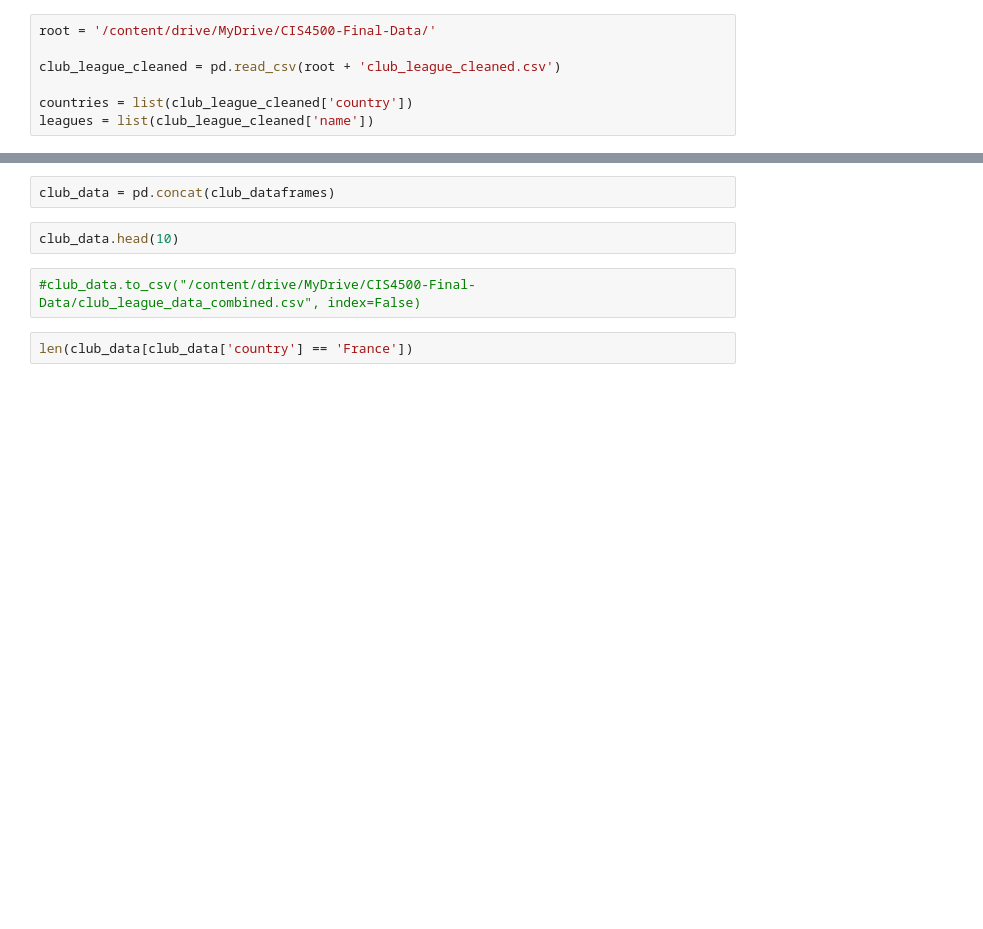
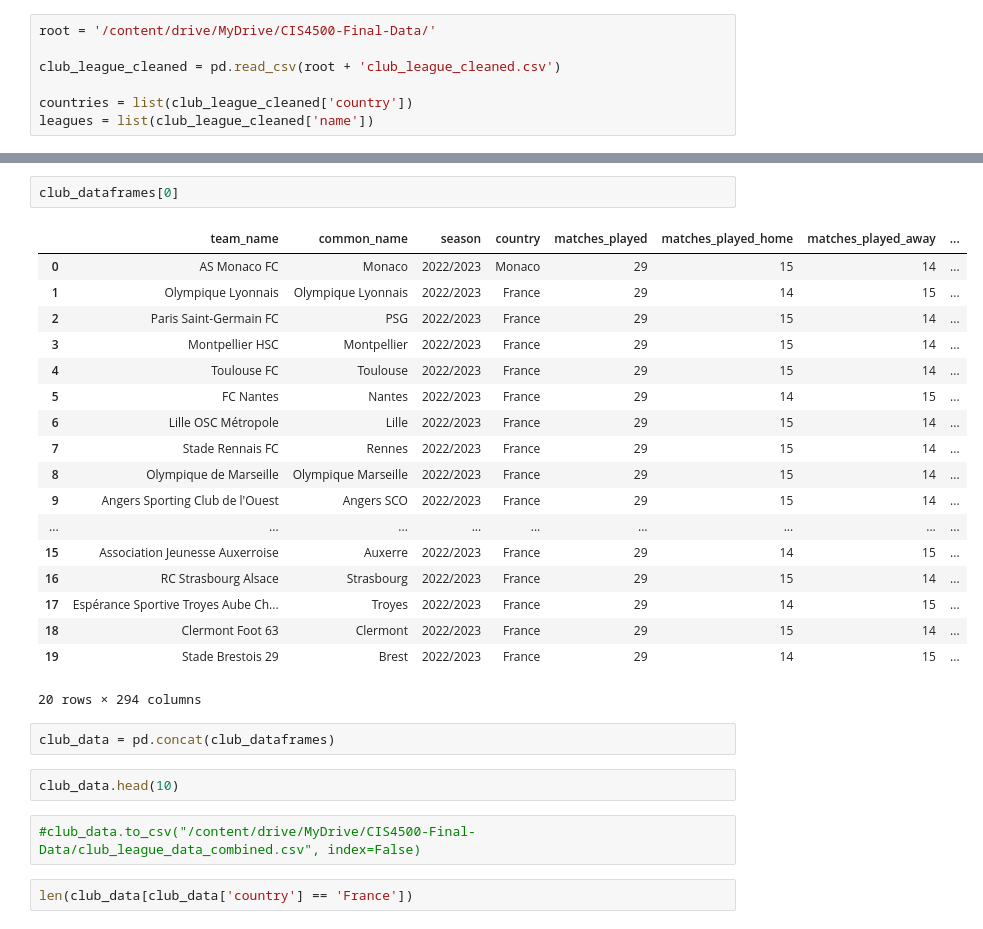
Before and after one commit to jameskearney-Penn/Fifamuse, a Jupyter notebook: Data_Aggregation.ipynb, the cells around one changed output, grey strips where cells are left out. Cells and saved outputs as stored; diff of their text form; blank space fills up the shorter version.

```diff
--- a/Data_Aggregation.ipynb
+++ b/Data_Aggregation.ipynb
@@ -64,3 +77,24 @@ club_dataframes[0].head(3)
+# %%
+club_dataframes[0]
+# %% [output]
+|  | team_name | common_name | season | country | matches_played | matches_played_home | matches_played_away | ... |
+| 0 | AS Monaco FC | Monaco | 2022/2023 | Monaco | 29 | 15 | 14 | ... |
+| 1 | Olympique Lyonnais | Olympique Lyonnais | 2022/2023 | France | 29 | 14 | 15 | ... |
+| 2 | Paris Saint-Germain FC | PSG | 2022/2023 | France | 29 | 15 | 14 | ... |
+| 3 | Montpellier HSC | Montpellier | 2022/2023 | France | 29 | 15 | 14 | ... |
+| 4 | Toulouse FC | Toulouse | 2022/2023 | France | 29 | 15 | 14 | ... |
+| 5 | FC Nantes | Nantes | 2022/2023 | France | 29 | 14 | 15 | ... |
+| 6 | Lille OSC Métropole | Lille | 2022/2023 | France | 29 | 15 | 14 | ... |
+| 7 | Stade Rennais FC | Rennes | 2022/2023 | France | 29 | 15 | 14 | ... |
+| 8 | Olympique de Marseille | Olympique Marseille | 2022/2023 | France | 29 | 15 | 14 | ... |
+| 9 | Angers Sporting Club de l'Ouest | Angers SCO | 2022/2023 | France | 29 | 15 | 14 | ... |
+| ... | ... | ... | ... | ... | ... | ... | ... | ... |
+| 15 | Association Jeunesse Auxerroise | Auxerre | 2022/2023 | France | 29 | 14 | 15 | ... |
+| 16 | RC Strasbourg Alsace | Strasbourg | 2022/2023 | France | 29 | 15 | 14 | ... |
+| 17 | Espérance Sportive Troyes Aube Ch... | Troyes | 2022/2023 | France | 29 | 14 | 15 | ... |
+| 18 | Clermont Foot 63 | Clermont | 2022/2023 | France | 29 | 15 | 14 | ... |
+| 19 | Stade Brestois 29 | Brest | 2022/2023 | France | 29 | 14 | 15 | ... |
+20 rows × 294 columns
 # %%
 club_data = pd.concat(club_dataframes)
 # %%
```
Also changed, not shown: parts of 11 cells of this notebook.
